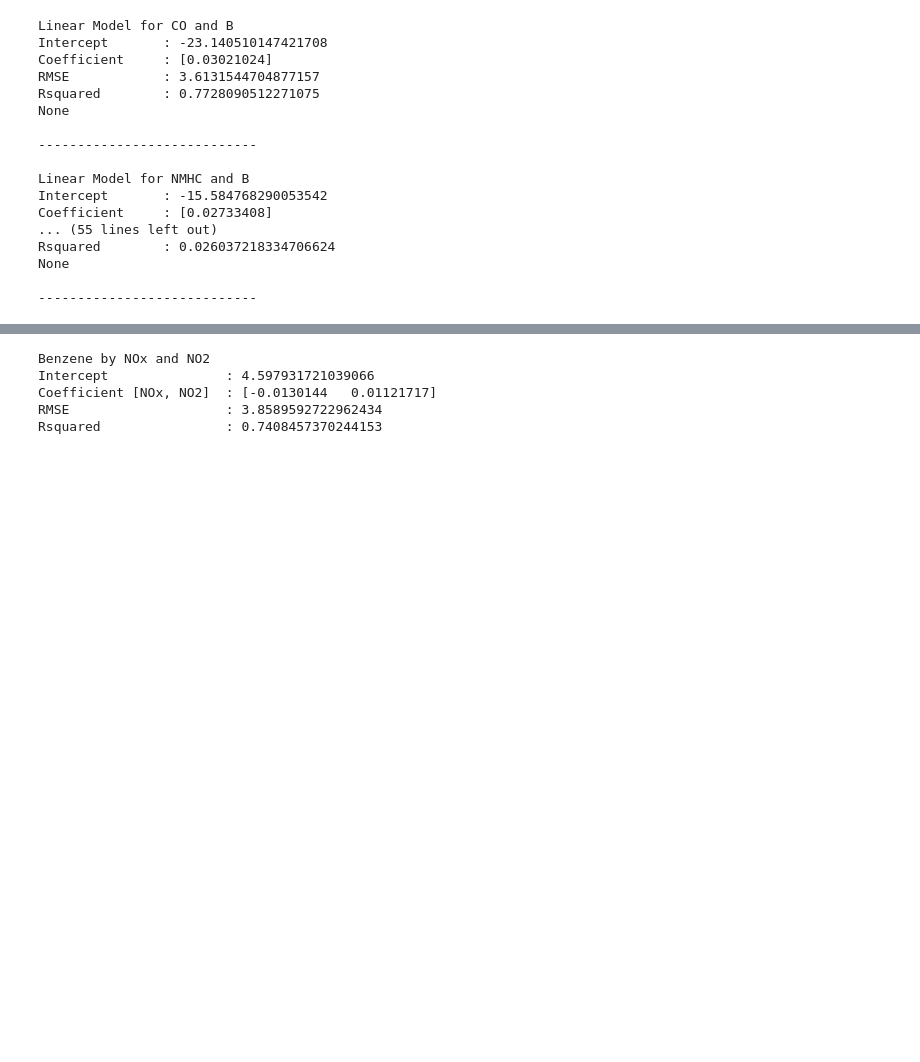
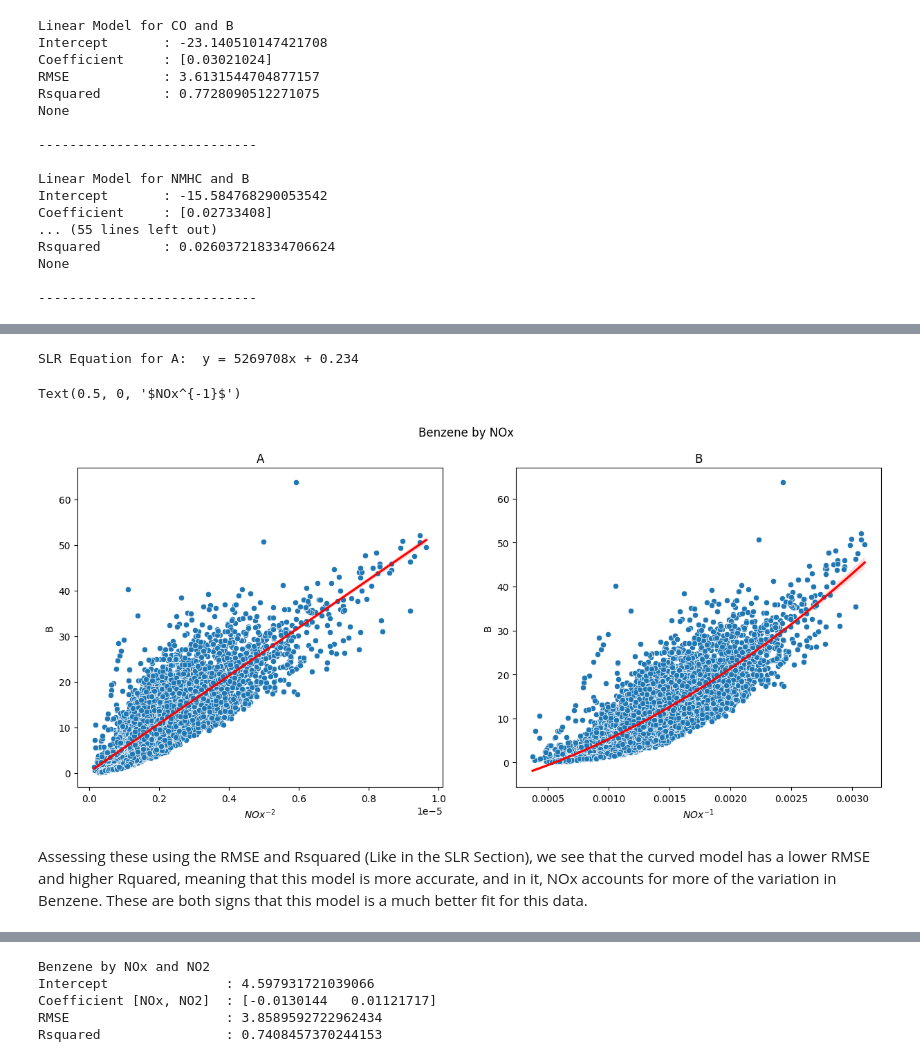
Before and after one commit to tort-cam/ST-554-P1, a Jupyter notebook: Task2/ST554Proj1EDA.ipynb, the cells around one changed output, grey strips where cells are left out. Saved outputs shown, nothing was run; the diff lists cells and outputs as text; code cells hidden in the pictures; blank space fills up the shorter version.

```diff
--- a/Task2/ST554Proj1EDA.ipynb
+++ b/Task2/ST554Proj1EDA.ipynb
@@ -302,0 +346,29 @@ None
+# %%
+fig, (ax1, ax2) = plt.subplots(1,2, figsize=(15,6))
+
+plt.subplot(1,2,1) ## Plot in column 1 - Straight line
+## "order = 1" here because we've accounted for this by squaring our x term already
+aline = sns.regplot(x = (1/aqf['NOx'])**2, y = aqf['B'], order =1, marker = "none", color = "red", ax=ax1)
+a = sns.scatterplot(x=(1/aqf['NOx'])**2, y=aqf['B'], ax = ax1)
+plt.xlabel("$NOx^{-2}$")
+plt.title("A")
+plt.suptitle("Benzene by NOx")
+
+## With this straight line, we can use the data from this plot to calculate the features
+## of the best-fit line, and print those as well.
+slope, intercept, r, p, sterr = linregress(x=aline.get_lines()[0].get_xdata(),\
+                                           y=aline.get_lines()[0].get_ydata())
+print("SLR Equation for A: ", "y =", str(round(slope)) + "x", "+", round(intercept, 3))
+
+plt.subplot(1,2,2) ## Plot in column 2 - Curved line
+## "order = 2" here because we are leaving the curve to the best-fit line
+bline = sns.regplot(x = (1/aqf['NOx']), y = aqf['B'], order =2, marker = "none", color = "red", ax=ax2)
+b = sns.scatterplot(x=(1/aqf['NOx']), y=aqf['B'], ax = ax2)
+plt.title("B")
+plt.xlabel("$NOx^{-1}$")
+# %% [output]
+SLR Equation for A:  y = 5269708x + 0.234
+Text(0.5, 0, '$NOx^{-1}$')
+[figure, added]
+# %% [markdown]
+Assessing these using the RMSE and Rsquared (Like in the SLR Section), we see that the curved model has a lower RMSE and higher Rquared, meaning that this model is more accurate, and in it, NOx accounts for more of the variation in Benzene. These are both signs that this model is a much better fit for this data.
```
Also changed, not shown: parts of 27 cells of this notebook.
